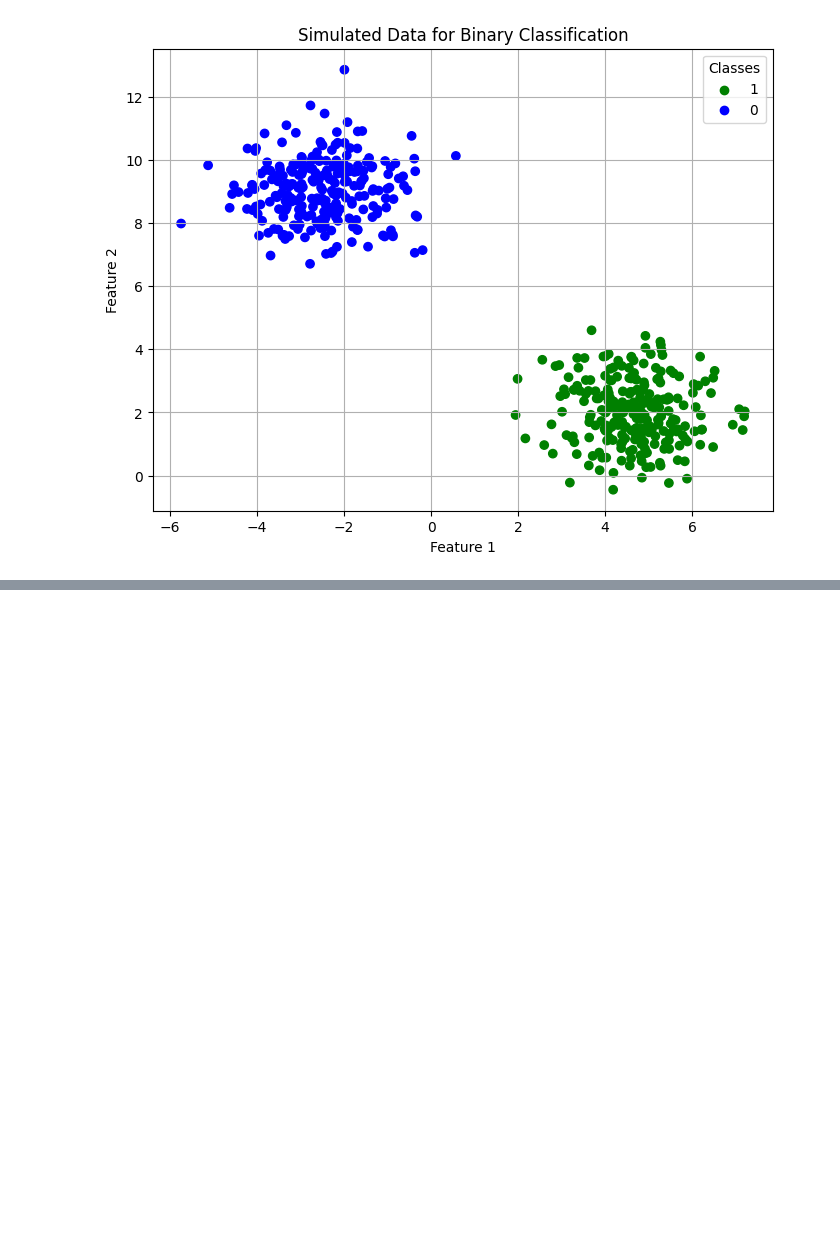
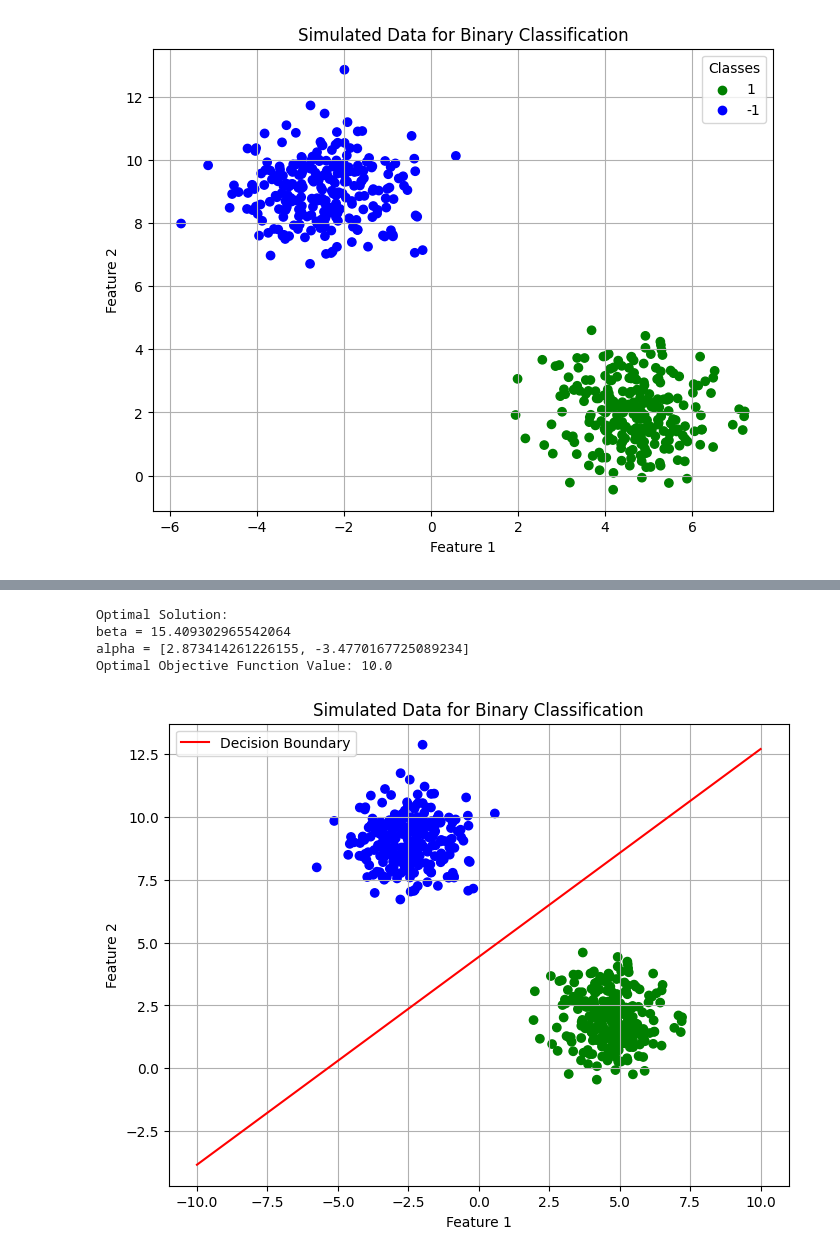
Before and after one commit to krishangupta33/Optimization-for-Data-Science, a Jupyter notebook: hw2.ipynb, the cells around one changed output, grey strips where cells are left out. Drawn from its saved outputs; the diff is of its cells as text; code cells hidden in the pictures; blank space fills up the shorter version.

```diff
--- a/hw2.ipynb
+++ b/hw2.ipynb
@@ -78,6 +77,13 @@ a linear classifier.
 # %%
+import matplotlib.pyplot as plt
+from sklearn.datasets import make_blobs
+
+
 # Generate dataset
 X, y = make_blobs(n_samples=500, centers=2, n_features=2, random_state=42)
+
+# Transform y to have values -1 and 1 instead of 0 and 1
+y = 2 * y - 1
 
 # Plotting with color coding and legend
 plt.figure(figsize=(8, 6))
@@ -90,7 +96,7 @@ plt.grid(True)
 
 # Adding legend
 plt.scatter([], [], c='green', label='1')
-plt.scatter([], [], c='blue', label='0')
+plt.scatter([], [], c='blue', label='-1')
 plt.legend(title="Classes")
 
 # Show the plot
@@ -215,0 +142,54 @@ b = 1.5409302965393183
+# %%
+n = X.shape[1]
+
+## Defining the model to maximize the margin
+model = Model('Max Margin')
+model.Params.OutputFlag = 0
+
+## Creating the variables
+beta = model.addVar(name='beta', vtype=GRB.CONTINUOUS,lb=-GRB.INFINITY ,ub= GRB.INFINITY)
+alpha = model.addVars(n,name='alphas', vtype=GRB.CONTINUOUS,lb=-GRB.INFINITY ,ub= GRB.INFINITY)
+epsilon = model.addVar(name='epsilon', vtype=GRB.CONTINUOUS,ub= 10)
+
+## Adding the objective function to maximize the margin
+model.setObjective(epsilon, GRB.MAXIMIZE)
+
+# Adding the constraints
+for i in range(len(X)):
+    model.addConstr((gb.quicksum(alpha[j] * X[i][j] for j in range(n)) + beta ) * y[i] >= epsilon, "Constraint_Pos_{}".format(i))
+
+
+## Solving the model
+model.optimize()
+
+## Printing the results
+print('Optimal Solution:')
+print('beta = {}'.format(beta.x))
+print('alpha = {}'.format([alpha[i].x for i in range(n)]))
+# Printing the objective function value
+print('Optimal Objective Function Value: {}'.format(model.objVal))
+# %% [output]
+Optimal Solution:
+beta = 15.409302965542064
+alpha = [2.873414261226155, -3.4770167725089234]
+Optimal Objective Function Value: 10.0
+# %%
+# Plotting the decision boundary
+plt.figure(figsize=(8, 6))
+colors = ['green' if y_value == 1 else 'blue' for y_value in y]
+plt.scatter(X[:, 0], X[:, 1], c=colors)
+plt.title("Simulated Data for Binary Classification")
+plt.xlabel("Feature 1")
+plt.ylabel("Feature 2")
+plt.grid(True)
+
+# Adding the decision boundary
+x1 = np.linspace(-10, 10, 100)
+x2 = - (beta.x + alpha[0].x * x1) / alpha[1].x
+plt.plot(x1, x2, color='red', label='Decision Boundary')
+plt.legend()
+
+# Show the plot
+plt.show()
+# %% [output]
+[figure, added]
```
Also changed, not shown: parts of 11 cells of this notebook.
